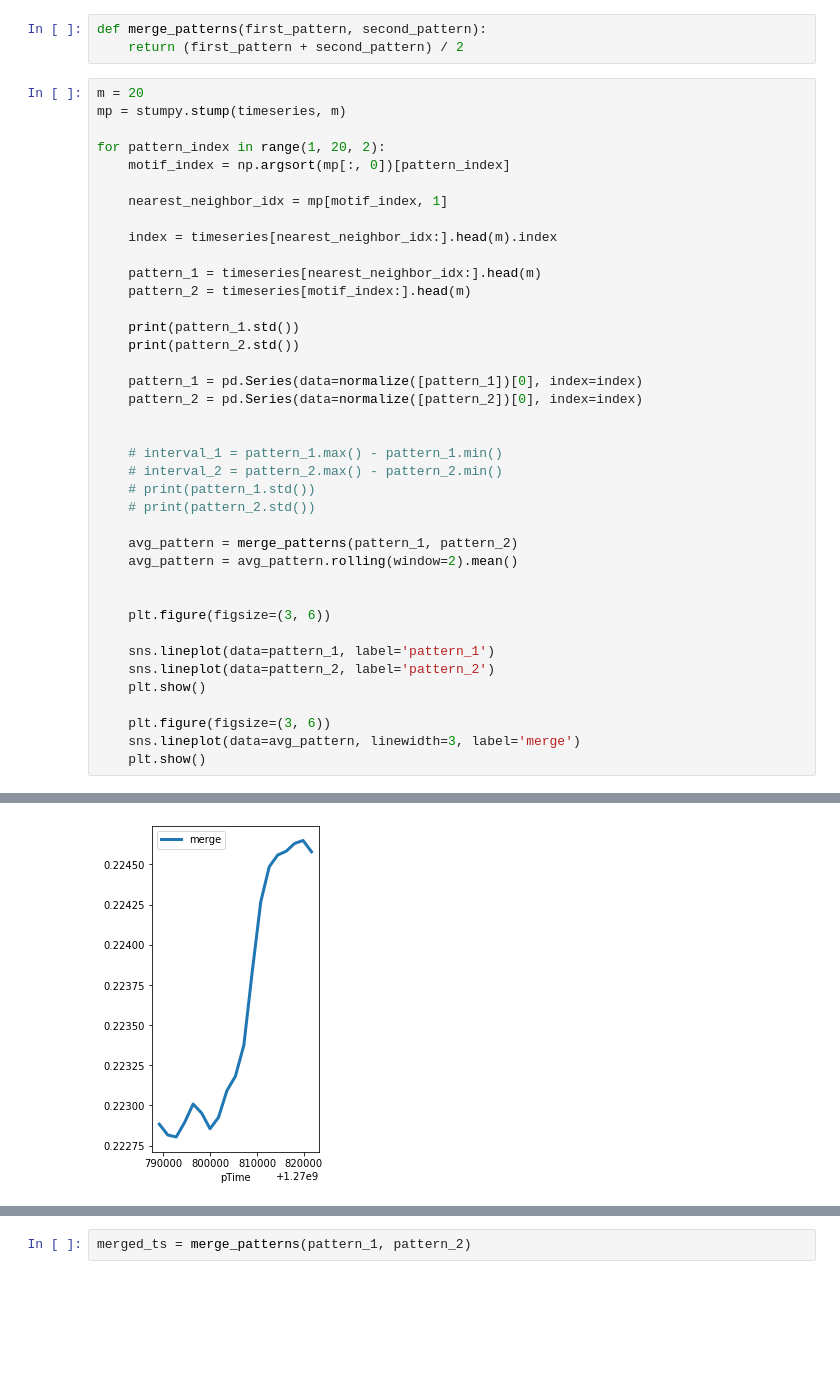
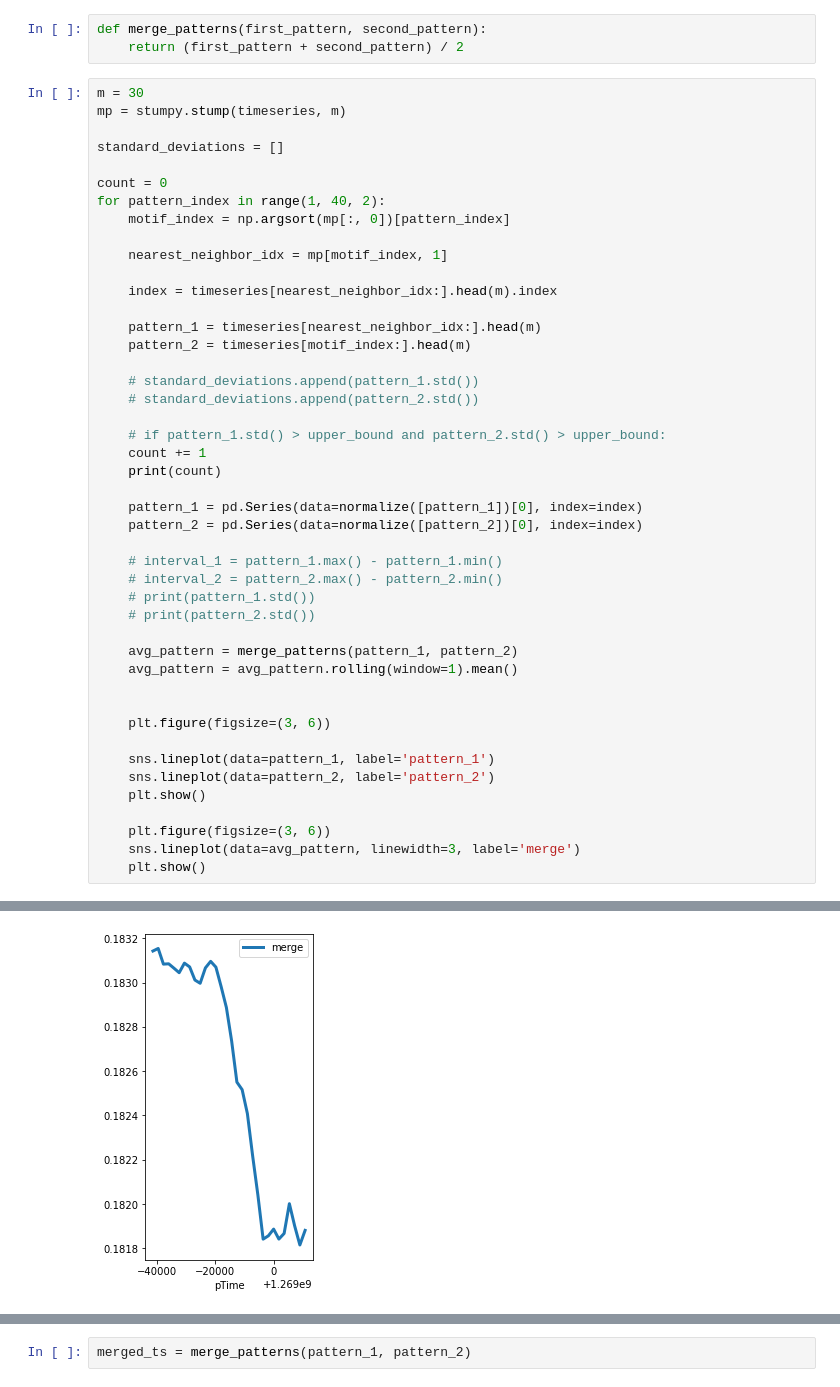
Before and after one commit to denisvivdenko/stock-prices-pattern-recognition, a Jupyter notebook: notebooks/stumpy_experiment.ipynb, the cells around one changed output, grey strips where cells are left out. Saved outputs shown, nothing was run; the diff lists cells and outputs as text; blank space fills up the shorter version.

```diff
--- a/notebooks/stumpy_experiment.ipynb
+++ b/notebooks/stumpy_experiment.ipynb
@@ -206,10 +206,13 @@ array([[0.00934379, 0.00934321, 0.00934309, ..., 0.0090152 , 0.00901727,
 def merge_patterns(first_pattern, second_pattern):
     return (first_pattern + second_pattern) / 2
 # %%
-m = 20
+m = 30
 mp = stumpy.stump(timeseries, m)
 
-for pattern_index in range(1, 20, 2):
+standard_deviations = []
+
+count = 0
+for pattern_index in range(1, 40, 2):
     motif_index = np.argsort(mp[:, 0])[pattern_index]
 
     nearest_neighbor_idx = mp[motif_index, 1]
@@ -219,12 +222,15 @@ for pattern_index in range(1, 20, 2):
     pattern_1 = timeseries[nearest_neighbor_idx:].head(m)
     pattern_2 = timeseries[motif_index:].head(m)
 
-    print(pattern_1.std())
-    print(pattern_2.std())
+    # standard_deviations.append(pattern_1.std())
+    # standard_deviations.append(pattern_2.std())
+
+    # if pattern_1.std() > upper_bound and pattern_2.std() > upper_bound:
+    count += 1
+    print(count)
 
     pattern_1 = pd.Series(data=normalize([pattern_1])[0], index=index)
     pattern_2 = pd.Series(data=normalize([pattern_2])[0], index=index)
-
 
     # interval_1 = pattern_1.max() - pattern_1.min()
     # interval_2 = pattern_2.max() - pattern_2.min()
@@ -232,7 +238,7 @@ for pattern_index in range(1, 20, 2):
     # print(pattern_2.std())
 
     avg_pattern = merge_patterns(pattern_1, pattern_2)
-    avg_pattern = avg_pattern.rolling(window=2).mean()
+    avg_pattern = avg_pattern.rolling(window=1).mean()
 
 
     plt.figure(figsize=(3, 6))
@@ -251 +256 @@ for pattern_index in range(1, 20, 2):
-[figure, old version]
+[figure, new version]
```
Also changed, not shown: parts of 10 cells of this notebook, 5 other files.
